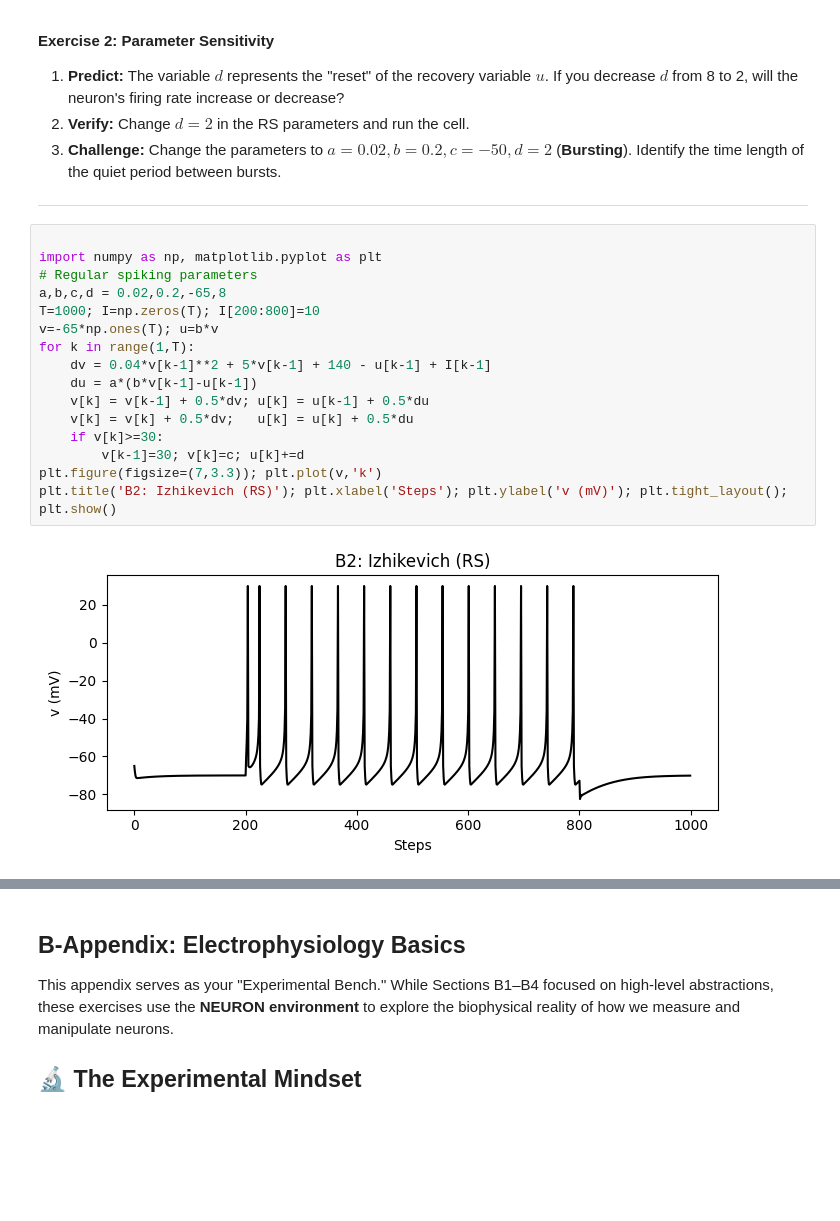
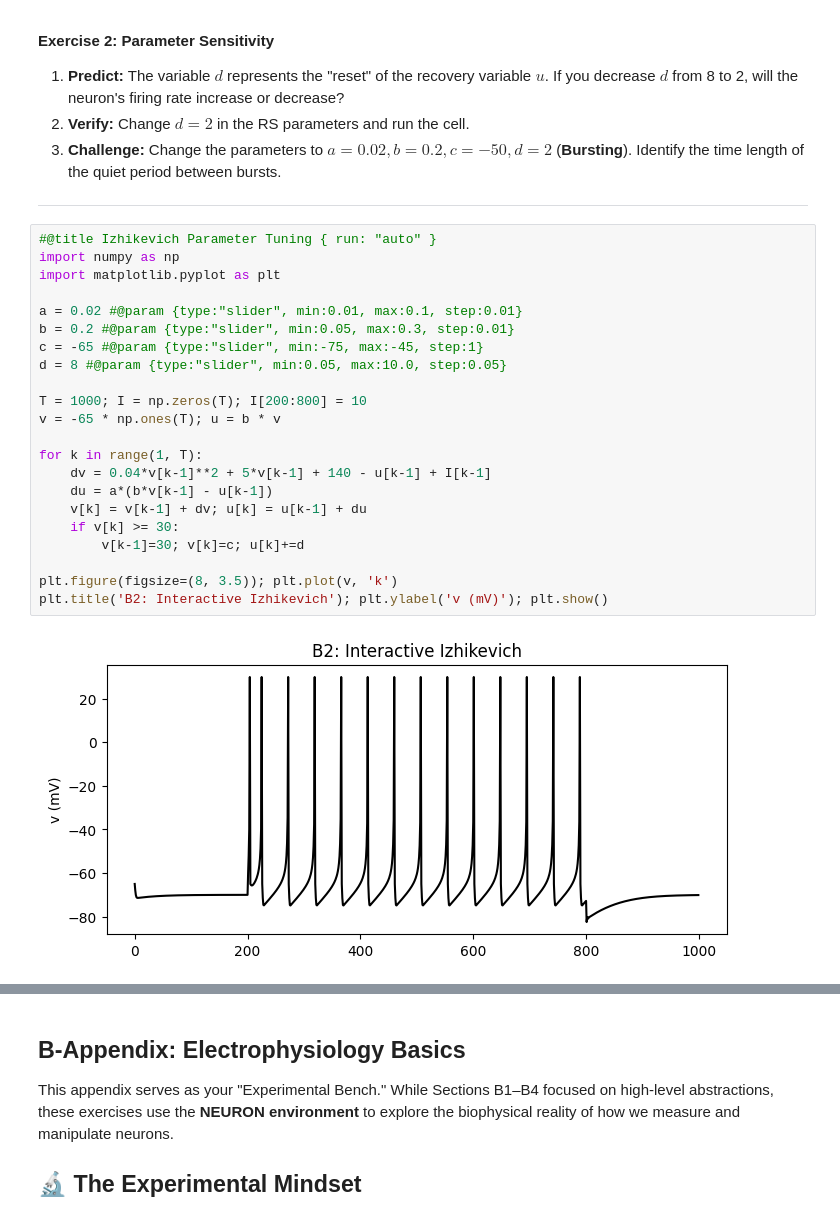
Before and after one commit to cyneuro/Chapter_Colabs, a Jupyter notebook: Colab_B.ipynb, the cells around one changed output, grey strips where cells are left out. Cells and saved outputs as stored; diff of their text form; blank space fills up the shorter version.

```diff
--- a/Colab_B.ipynb
+++ b/Colab_B.ipynb
@@ -121,21 +107,27 @@ A slow recovery variable augments the voltage update to evoke adaptation or burs
 3. **Challenge:** Change the parameters to $a=0.02, b=0.2, c=-50, d=2$ (**Bursting**). Identify the time length of the quiet period between bursts.
 ---
 # %%
+#@title Izhikevich Parameter Tuning { run: "auto" }
+import numpy as np
+import matplotlib.pyplot as plt
 
-import numpy as np, matplotlib.pyplot as plt
-# Regular spiking parameters
-a,b,c,d = 0.02,0.2,-65,8
-T=1000; I=np.zeros(T); I[200:800]=10
-v=-65*np.ones(T); u=b*v
-for k in range(1,T):
+a = 0.02 #@param {type:"slider", min:0.01, max:0.1, step:0.01}
+b = 0.2 #@param {type:"slider", min:0.05, max:0.3, step:0.01}
+c = -65 #@param {type:"slider", min:-75, max:-45, step:1}
+d = 8 #@param {type:"slider", min:0.05, max:10.0, step:0.05}
+
+T = 1000; I = np.zeros(T); I[200:800] = 10
+v = -65 * np.ones(T); u = b * v
+
+for k in range(1, T):
     dv = 0.04*v[k-1]**2 + 5*v[k-1] + 140 - u[k-1] + I[k-1]
-    du = a*(b*v[k-1]-u[k-1])
-    v[k] = v[k-1] + 0.5*dv; u[k] = u[k-1] + 0.5*du
-    v[k] = v[k] + 0.5*dv;   u[k] = u[k] + 0.5*du
-    if v[k]>=30:
+    du = a*(b*v[k-1] - u[k-1])
+    v[k] = v[k-1] + dv; u[k] = u[k-1] + du
+    if v[k] >= 30:
         v[k-1]=30; v[k]=c; u[k]+=d
-plt.figure(figsize=(7,3.3)); plt.plot(v,'k')
-plt.title('B2: Izhikevich (RS)'); plt.xlabel('Steps'); plt.ylabel('v (mV)'); plt.tight_layout(); plt.show()
+
+plt.figure(figsize=(8, 3.5)); plt.plot(v, 'k')
+plt.title('B2: Interactive Izhikevich'); plt.ylabel('v (mV)'); plt.show()
 # %% [output]
-[figure, old version]
+[figure, new version]
 # %% [markdown]
```
Also changed, not shown: parts of 23 cells of this notebook.
